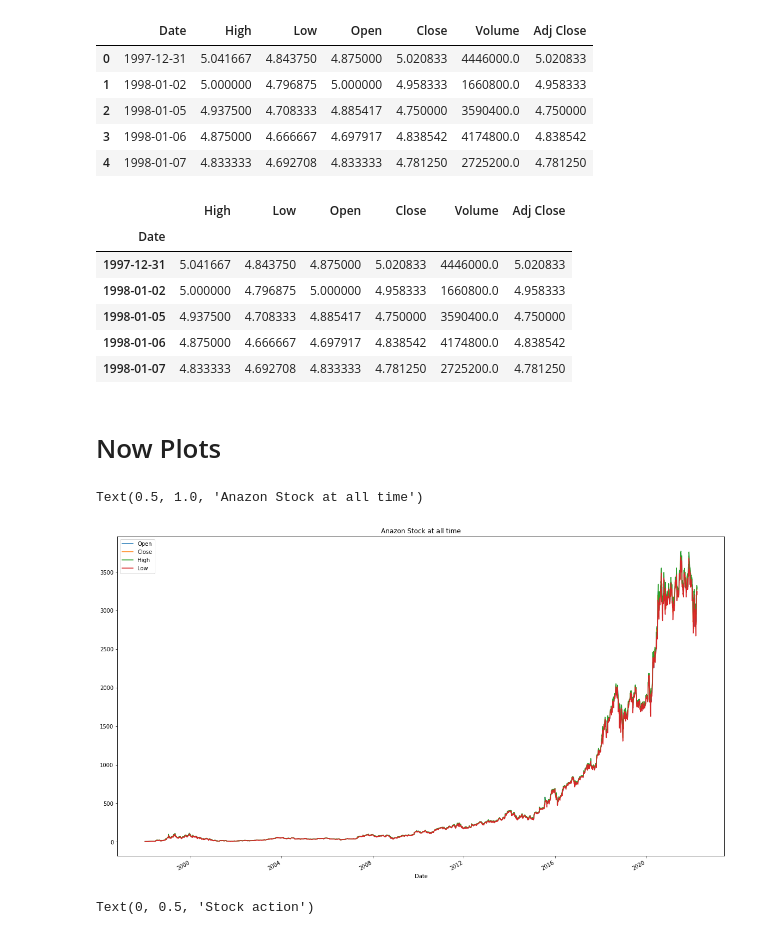
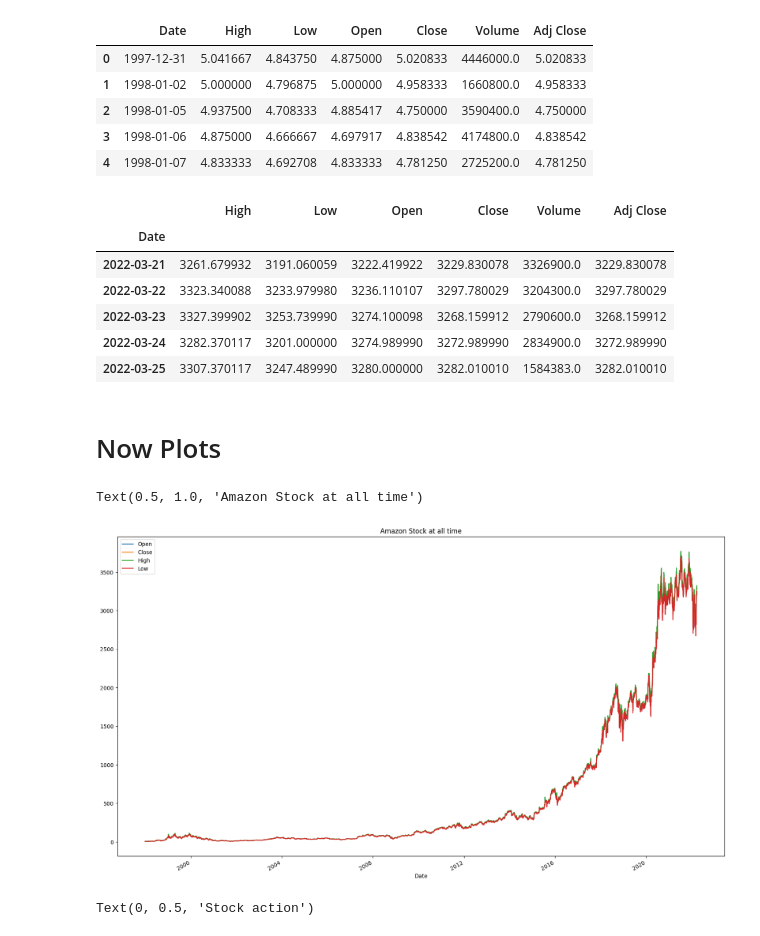
Before and after one commit to Kanzareen/My-Projects, a Jupyter notebook: archive/amazon-stock-price-predication-using-lstm-and-rnn.ipynb, the cells around one changed output. Saved outputs shown, nothing was run; the diff lists cells and outputs as text; code cells hidden in the pictures.

```diff
--- a/archive/amazon-stock-price-predication-using-lstm-and-rnn.ipynb
+++ b/archive/amazon-stock-price-predication-using-lstm-and-rnn.ipynb
@@ -21,22 +42,22 @@ df.set_index('Date',inplace = True)# Set the date to be the index
 # resorting the data
 df.index =  pd.to_datetime(df.index,format='%Y-%m-%d')
 # %%
-df.head()
+df.tail()
 # %% [output]
 |  | High | Low | Open | Close | Volume | Adj Close |
 | Date |  |  |  |  |  |  |
-| 1997-12-31 | 5.041667 | 4.843750 | 4.875000 | 5.020833 | 4446000.0 | 5.020833 |
-| 1998-01-02 | 5.000000 | 4.796875 | 5.000000 | 4.958333 | 1660800.0 | 4.958333 |
-| 1998-01-05 | 4.937500 | 4.708333 | 4.885417 | 4.750000 | 3590400.0 | 4.750000 |
-| 1998-01-06 | 4.875000 | 4.666667 | 4.697917 | 4.838542 | 4174800.0 | 4.838542 |
-| 1998-01-07 | 4.833333 | 4.692708 | 4.833333 | 4.781250 | 2725200.0 | 4.781250 |
+| 2022-03-21 | 3261.679932 | 3191.060059 | 3222.419922 | 3229.830078 | 3326900.0 | 3229.830078 |
+| 2022-03-22 | 3323.340088 | 3233.979980 | 3236.110107 | 3297.780029 | 3204300.0 | 3297.780029 |
+| 2022-03-23 | 3327.399902 | 3253.739990 | 3274.100098 | 3268.159912 | 2790600.0 | 3268.159912 |
+| 2022-03-24 | 3282.370117 | 3201.000000 | 3274.989990 | 3272.989990 | 2834900.0 | 3272.989990 |
+| 2022-03-25 | 3307.370117 | 3247.489990 | 3280.000000 | 3282.010010 | 1584383.0 | 3282.010010 |
 # %% [markdown]
 # Now Plots
 # %%
 df[['Open','Close','High','Low']].plot(figsize = (20,12))
-plt.title('Anazon Stock at all time')
+plt.title('Amazon Stock at all time')
 # %% [output]
-Text(0.5, 1.0, 'Anazon Stock at all time')
+Text(0.5, 1.0, 'Amazon Stock at all time')
 [figure]
 # %%
 df[['Open','Close']].plot(figsize = (20,10), alpha = 1)
```
Also changed, not shown: parts of 24 cells of this notebook.
